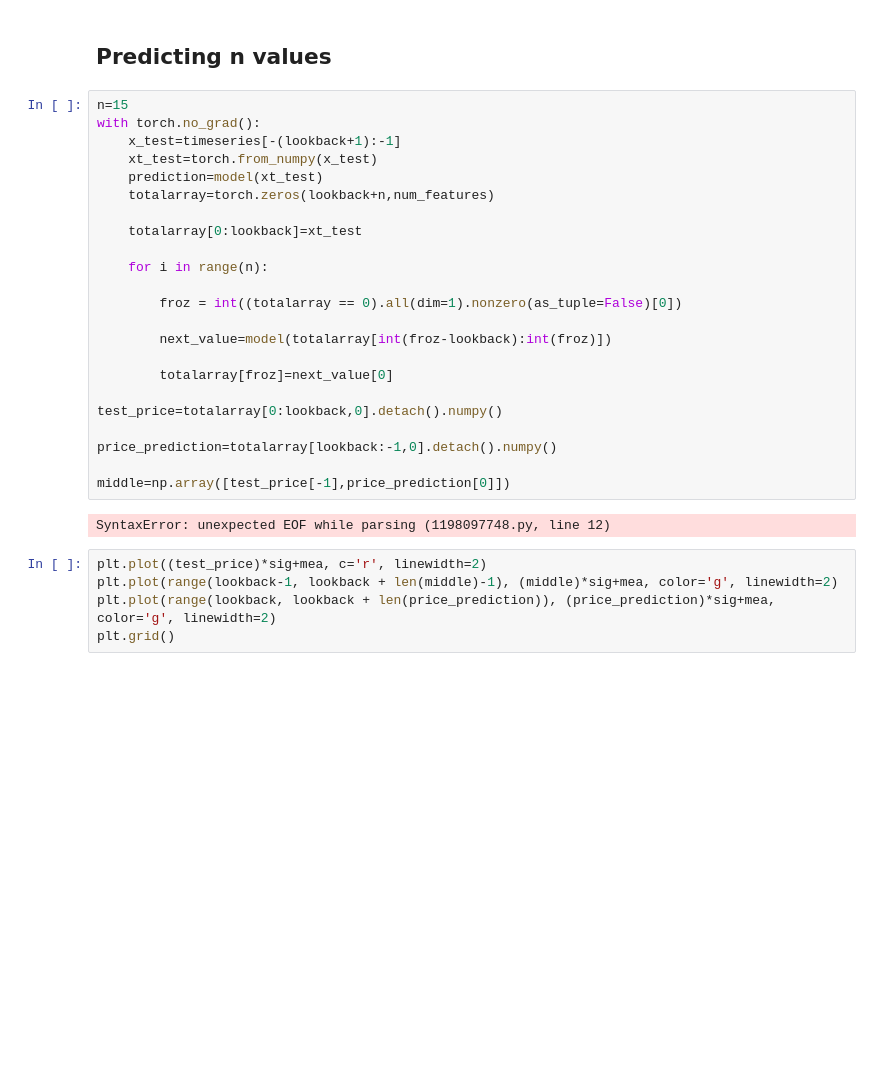
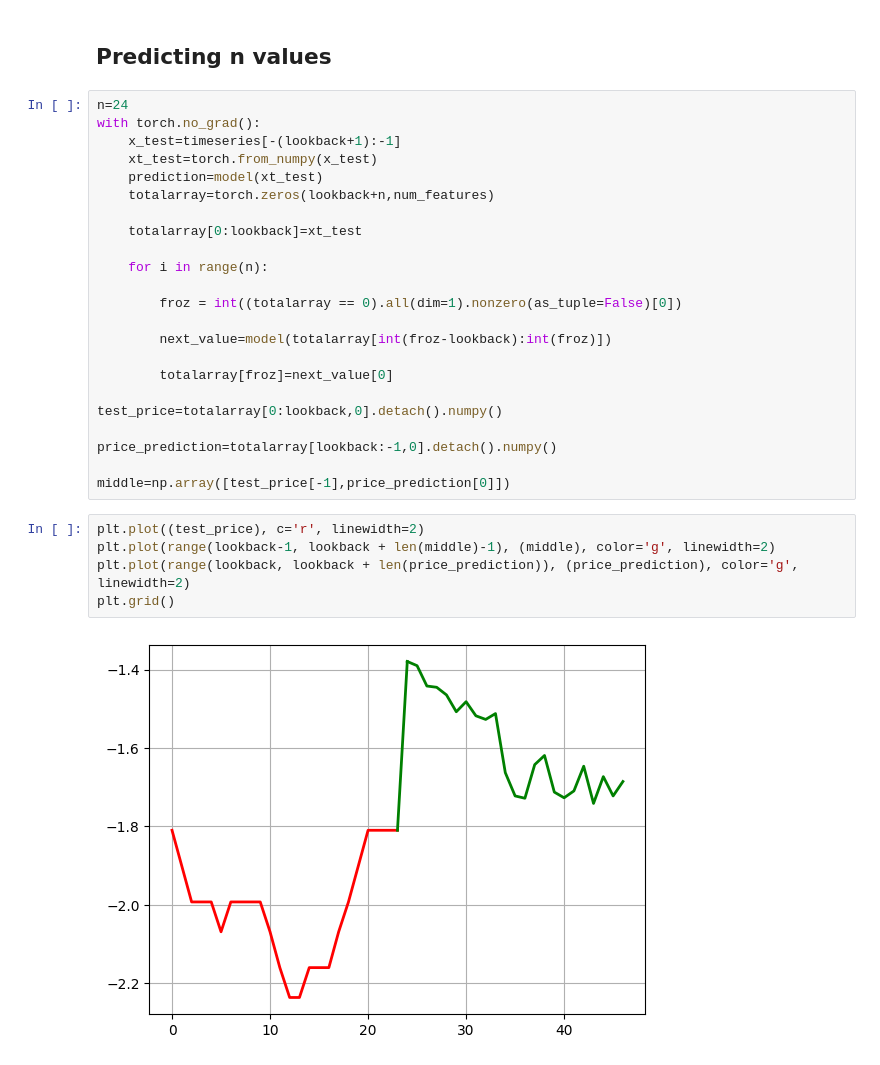
Before and after one commit to gitdylanj/phys417finalproject, a Jupyter notebook: dylan/multivariable RNN2.0.ipynb, the cells around one changed output. Saved outputs shown, nothing was run; the diff lists cells and outputs as text; blank space fills up the shorter version.

Commit message:
24h train and 24h predictions

```diff
--- a/dylan/multivariable RNN2.0.ipynb
+++ b/dylan/multivariable RNN2.0.ipynb
@@ -241,7 +244,7 @@ plt.show()
 # %% [markdown]
 ## Predicting n values
 # %%
-n=15
+n=24
 with torch.no_grad():
     x_test=timeseries[-(lookback+1):-1]
     xt_test=torch.from_numpy(x_test)
@@ -263,10 +266,10 @@ test_price=totalarray[0:lookback,0].detach().numpy()
 price_prediction=totalarray[lookback:-1,0].detach().numpy()
 
 middle=np.array([test_price[-1],price_prediction[0]])
-# %% [output]
-SyntaxError: unexpected EOF while parsing (1198097748.py, line 12)
 # %%
-plt.plot((test_price)*sig+mea, c='r', linewidth=2)
-plt.plot(range(lookback-1, lookback + len(middle)-1), (middle)*sig+mea, color='g', linewidth=2)
-plt.plot(range(lookback, lookback + len(price_prediction)), (price_prediction)*sig+mea, color='g', linewidth=2)
+plt.plot((test_price), c='r', linewidth=2)
+plt.plot(range(lookback-1, lookback + len(middle)-1), (middle), color='g', linewidth=2)
+plt.plot(range(lookback, lookback + len(price_prediction)), (price_prediction), color='g', linewidth=2)
 plt.grid()
+# %% [output]
+[figure, added]
```
Also changed, not shown: parts of 6 cells of this notebook.
